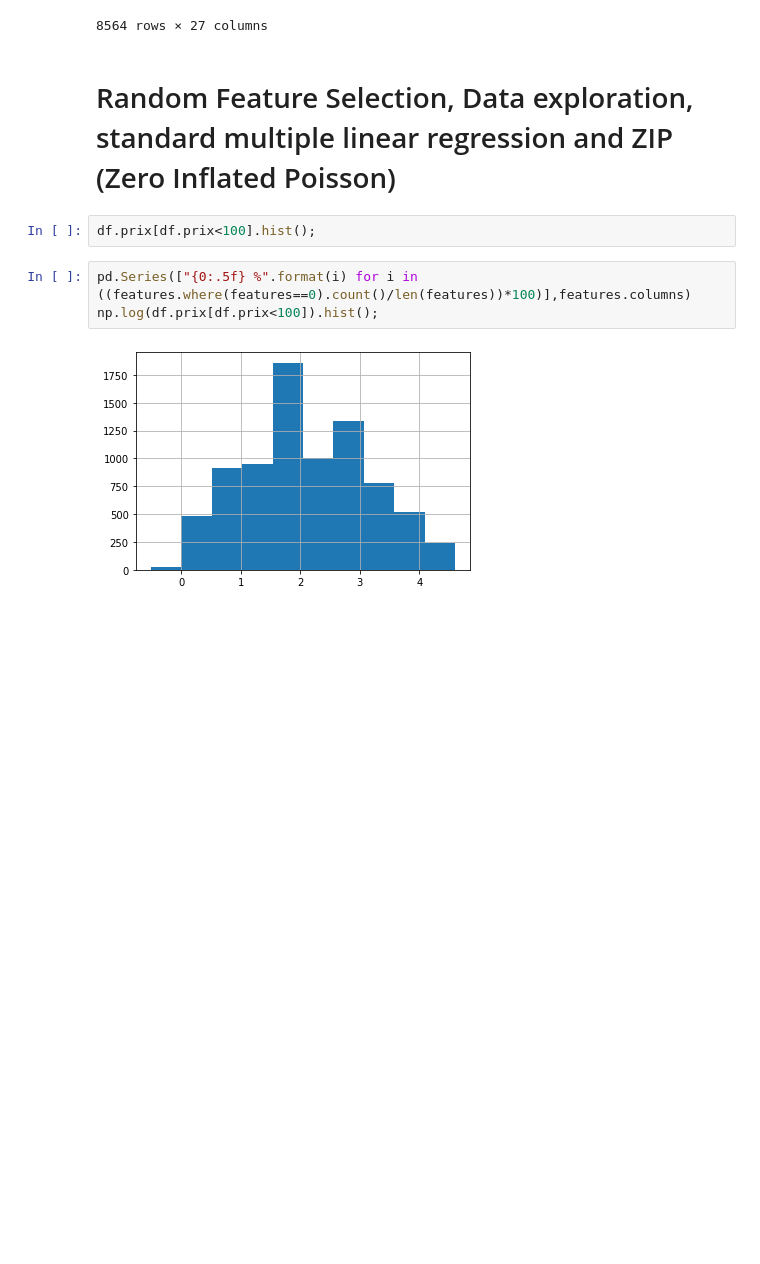
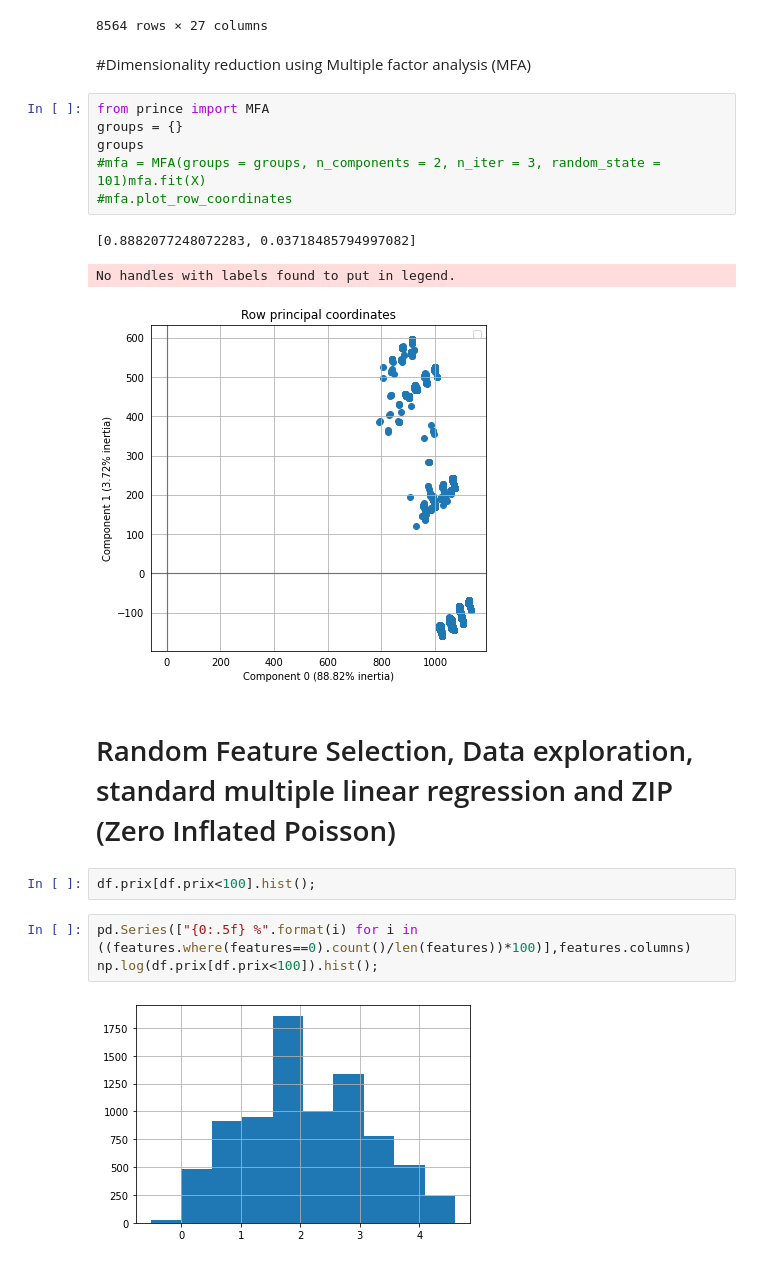
Before and after one commit to databs1/med_price_prediction, a Jupyter notebook: Price_prediction_v1.ipynb, the cells around one changed output. Saved outputs shown, nothing was run; the diff lists cells and outputs as text; blank space fills up the shorter version.

```diff
--- a/Price_prediction_v1.ipynb
+++ b/Price_prediction_v1.ipynb
@@ -214,6 +229,18 @@ features
 | 8562 | 0.0 | 0.0 | 0.0 | 0.0 | 0.0 | 90.0 | 0.0 | 0.0 | 0.0 | 0.0 | ... |
 | 8563 | 0.0 | 0.0 | 0.0 | 0.0 | 0.0 | 0.0 | 0.0 | 0.0 | 0.0 | 0.0 | ... |
 8564 rows × 27 columns
+# %% [markdown]
+#Dimensionality reduction using Multiple factor analysis (MFA)
+# %%
+from prince import MFA
+groups = {}
+groups
+#mfa = MFA(groups = groups, n_components = 2, n_iter = 3, random_state = 101)mfa.fit(X)
+#mfa.plot_row_coordinates
+# %% [output]
+[0.8882077248072283, 0.03718485794997082]
+No handles with labels found to put in legend.
+[figure, added]
 # %% [markdown]
 # Random Feature Selection, Data exploration, standard multiple linear regression and ZIP (Zero Inflated Poisson)
 # %%
```
Also changed, not shown: parts of 1 cell of this notebook.
